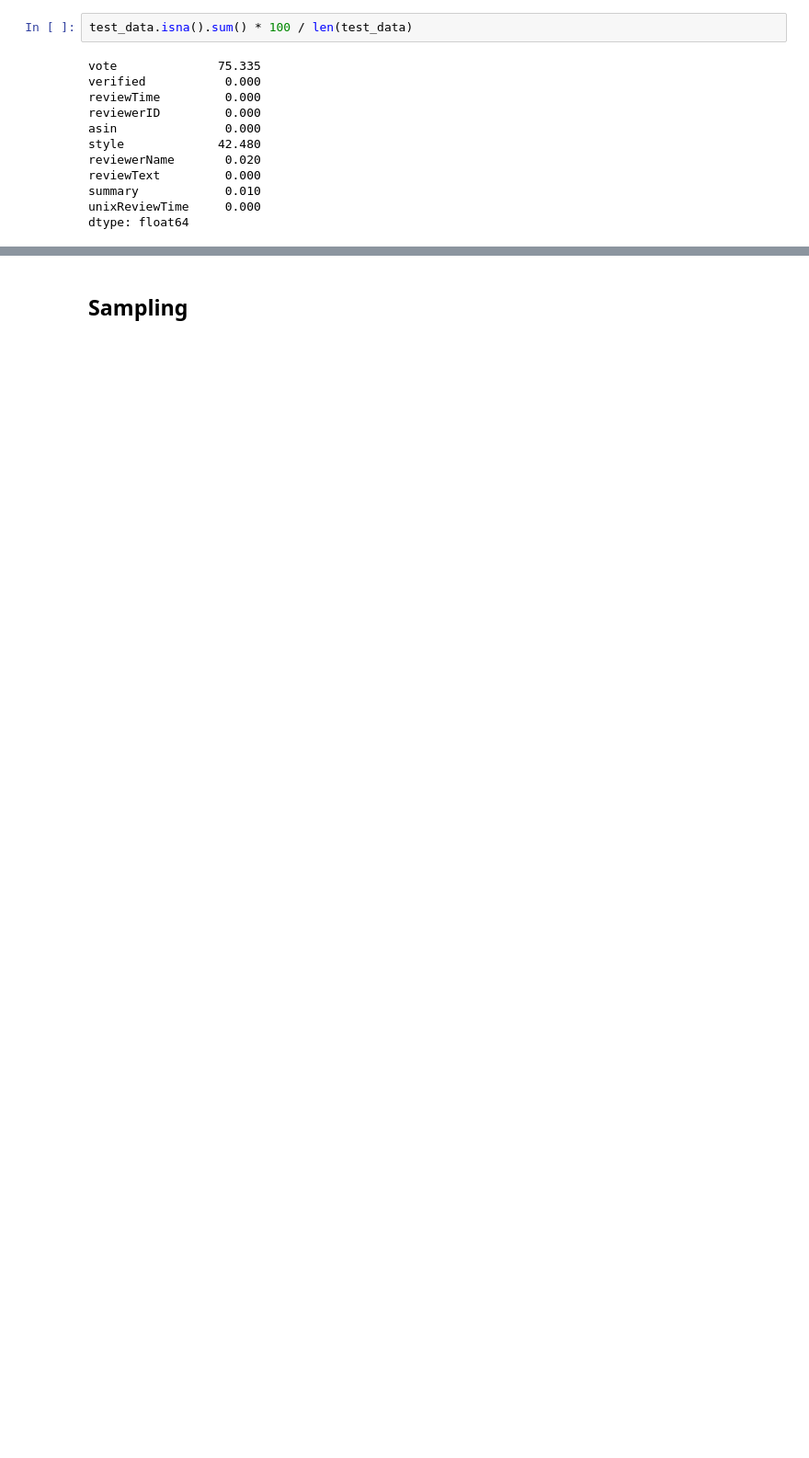
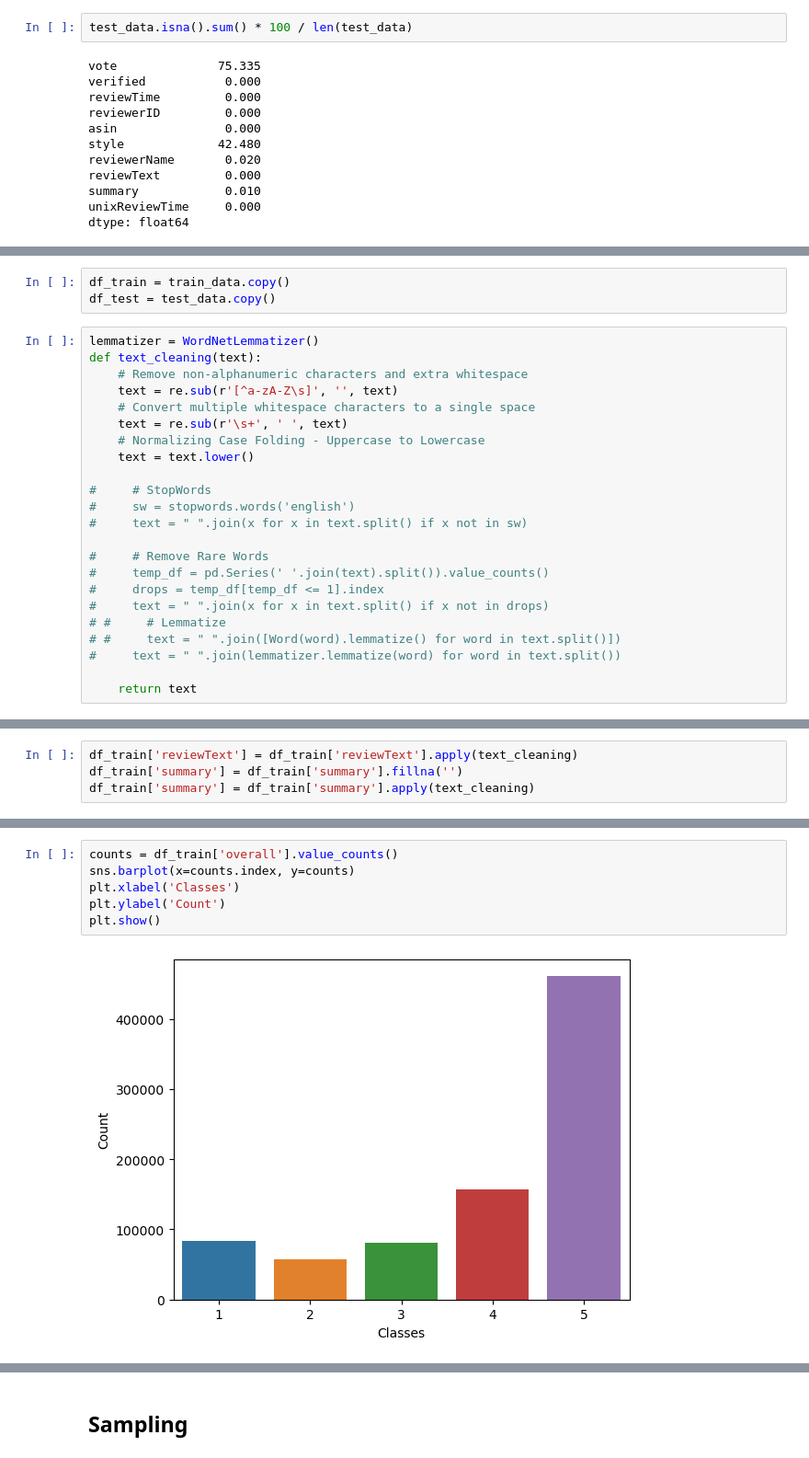
Before and after one commit to mr-robot77/Quera_G11-Project3, a Jupyter notebook: Problem2-Sentiment Analysis-NLP/Sentiment_Analysis_Amazon_NLP_Q3.ipynb, the cells around one changed output, grey strips where cells are left out. Shown at 92% size. Saved outputs shown, nothing was run; the diff lists cells and outputs as text; blank space fills up the shorter version.

```diff
--- a/Problem2-Sentiment Analysis-NLP/Sentiment_Analysis_Amazon_NLP_Q3.ipynb
+++ b/Problem2-Sentiment Analysis-NLP/Sentiment_Analysis_Amazon_NLP_Q3.ipynb
@@ -294,0 +130,26 @@ df_train.head()
+# %%
+df_train = train_data.copy()
+df_test = test_data.copy()
+# %%
+lemmatizer = WordNetLemmatizer()
+def text_cleaning(text):
+    # Remove non-alphanumeric characters and extra whitespace
+    text = re.sub(r'[^a-zA-Z\s]', '', text)
+    # Convert multiple whitespace characters to a single space
+    text = re.sub(r'\s+', ' ', text)
+    # Normalizing Case Folding - Uppercase to Lowercase
+    text = text.lower()
+
+#     # StopWords
+#     sw = stopwords.words('english')
+#     text = " ".join(x for x in text.split() if x not in sw)
+
+#     # Remove Rare Words
+#     temp_df = pd.Series(' '.join(text).split()).value_counts()
+#     drops = temp_df[temp_df <= 1].index
+#     text = " ".join(x for x in text.split() if x not in drops)
+# #     # Lemmatize
+# #     text = " ".join([Word(word).lemmatize() for word in text.split()])
+#     text = " ".join(lemmatizer.lemmatize(word) for word in text.split())
+
+    return text
@@ -294,0 +193,4 @@ df_train.head()
+# %%
+df_train['reviewText'] = df_train['reviewText'].apply(text_cleaning)
+df_train['summary'] = df_train['summary'].fillna('')
+df_train['summary'] = df_train['summary'].apply(text_cleaning)
@@ -294,0 +201,8 @@ df_train.head()
+# %%
+counts = df_train['overall'].value_counts()
+sns.barplot(x=counts.index, y=counts)
+plt.xlabel('Classes')
+plt.ylabel('Count')
+plt.show()
+# %% [output]
+[figure, added]
```
Also changed, not shown: parts of 111 cells of this notebook.
